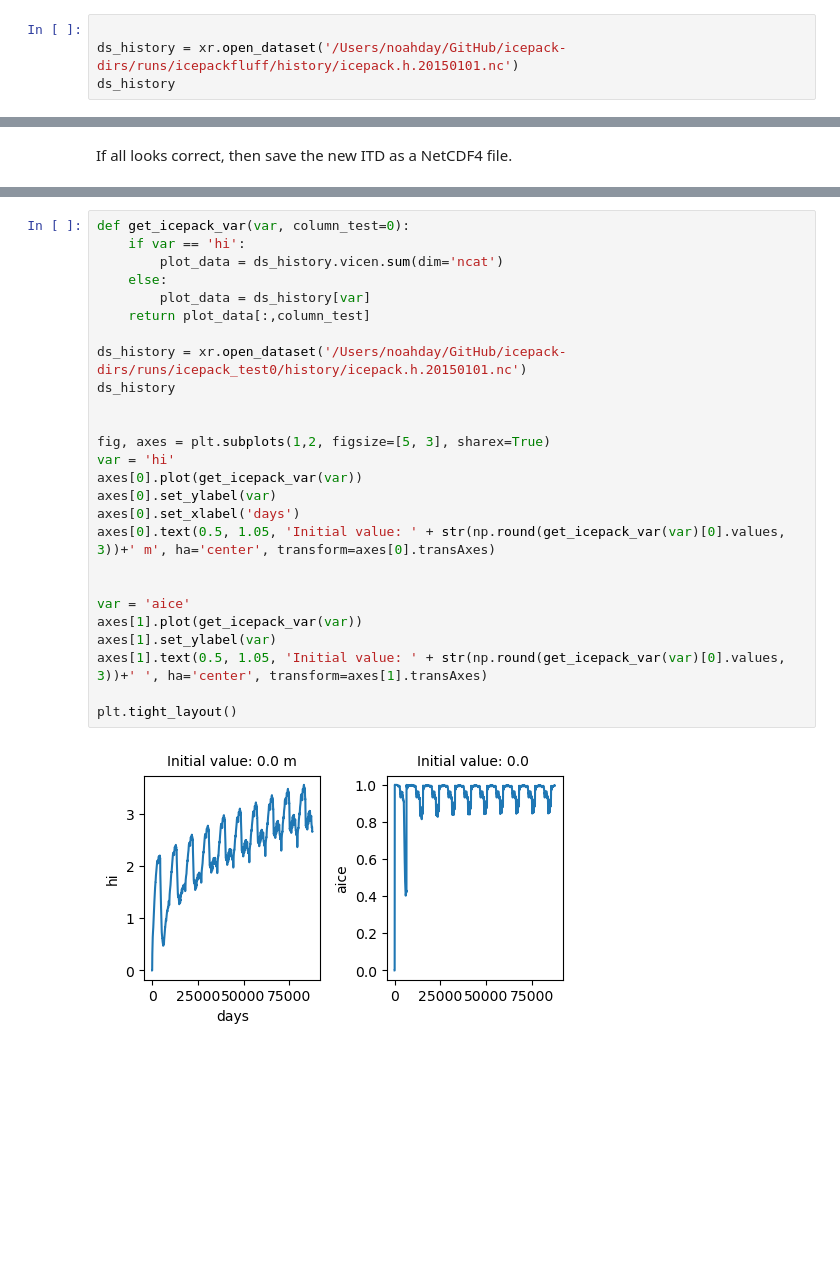
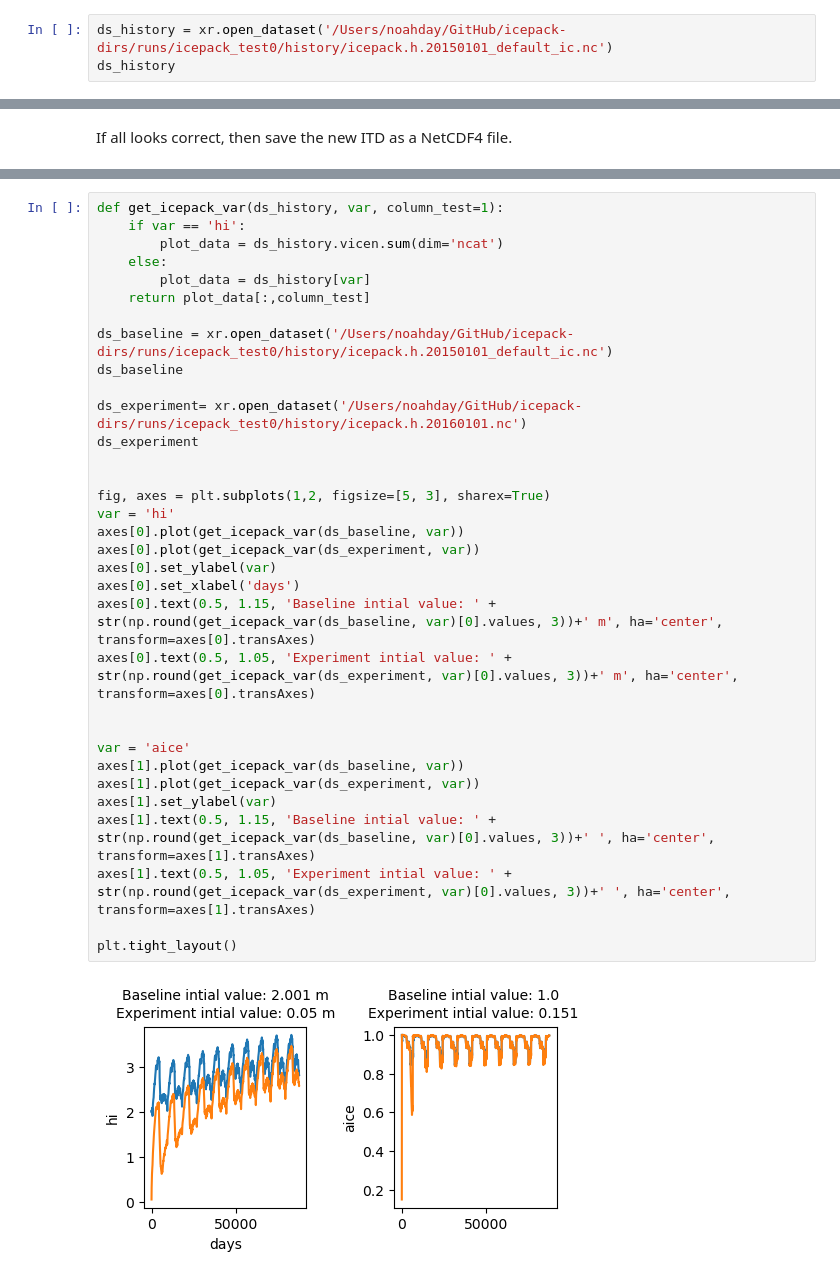
Before and after one commit to NoahDay/sea-ice-models, a Jupyter notebook: icepack.ipynb, the cells around one changed output, grey strips where cells are left out. Cells and saved outputs as stored; diff of their text form; blank space fills up the shorter version.

```diff
--- a/icepack.ipynb
+++ b/icepack.ipynb
@@ -7,6 +9,5 @@ import matplotlib.pyplot as plt
 # %%
-
-ds_history = xr.open_dataset('/Users/noahday/GitHub/icepack-dirs/runs/icepackfluff/history/icepack.h.20150101.nc')
+ds_history = xr.open_dataset('/Users/noahday/GitHub/icepack-dirs/runs/icepack_test0/history/icepack.h.20150101_default_ic.nc')
 ds_history
 # %% [output]
 <xarray.Dataset>
@@ -199,28 +175,35 @@ plt.tight_layout()
 # %%
-def get_icepack_var(var, column_test=0):
+def get_icepack_var(ds_history, var, column_test=1):
     if var == 'hi':
         plot_data = ds_history.vicen.sum(dim='ncat')
     else:
         plot_data = ds_history[var]
     return plot_data[:,column_test]
 
-ds_history = xr.open_dataset('/Users/noahday/GitHub/icepack-dirs/runs/icepack_test0/history/icepack.h.20150101.nc')
-ds_history
+ds_baseline = xr.open_dataset('/Users/noahday/GitHub/icepack-dirs/runs/icepack_test0/history/icepack.h.20150101_default_ic.nc')
+ds_baseline
+
+ds_experiment= xr.open_dataset('/Users/noahday/GitHub/icepack-dirs/runs/icepack_test0/history/icepack.h.20160101.nc')
+ds_experiment
 
 
 fig, axes = plt.subplots(1,2, figsize=[5, 3], sharex=True)
 var = 'hi'
-axes[0].plot(get_icepack_var(var))
+axes[0].plot(get_icepack_var(ds_baseline, var))
+axes[0].plot(get_icepack_var(ds_experiment, var))
 axes[0].set_ylabel(var)
 axes[0].set_xlabel('days')
-axes[0].text(0.5, 1.05, 'Initial value: ' + str(np.round(get_icepack_var(var)[0].values, 3))+' m', ha='center', transform=axes[0].transAxes)
+axes[0].text(0.5, 1.15, 'Baseline intial value: ' + str(np.round(get_icepack_var(ds_baseline, var)[0].values, 3))+' m', ha='center', transform=axes[0].transAxes)
+axes[0].text(0.5, 1.05, 'Experiment intial value: ' + str(np.round(get_icepack_var(ds_experiment, var)[0].values, 3))+' m', ha='center', transform=axes[0].transAxes)
 
 
 var = 'aice'
-axes[1].plot(get_icepack_var(var))
+axes[1].plot(get_icepack_var(ds_baseline, var))
+axes[1].plot(get_icepack_var(ds_experiment, var))
 axes[1].set_ylabel(var)
-axes[1].text(0.5, 1.05, 'Initial value: ' + str(np.round(get_icepack_var(var)[0].values, 3))+' ', ha='center', transform=axes[1].transAxes)
+axes[1].text(0.5, 1.15, 'Baseline intial value: ' + str(np.round(get_icepack_var(ds_baseline, var)[0].values, 3))+' ', ha='center', transform=axes[1].transAxes)
+axes[1].text(0.5, 1.05, 'Experiment intial value: ' + str(np.round(get_icepack_var(ds_experiment, var)[0].values, 3))+' ', ha='center', transform=axes[1].transAxes)
 
 plt.tight_layout()
 # %% [output]
-[figure, old version]
+[figure, new version]
```
Also changed, not shown: parts of 18 cells of this notebook.
